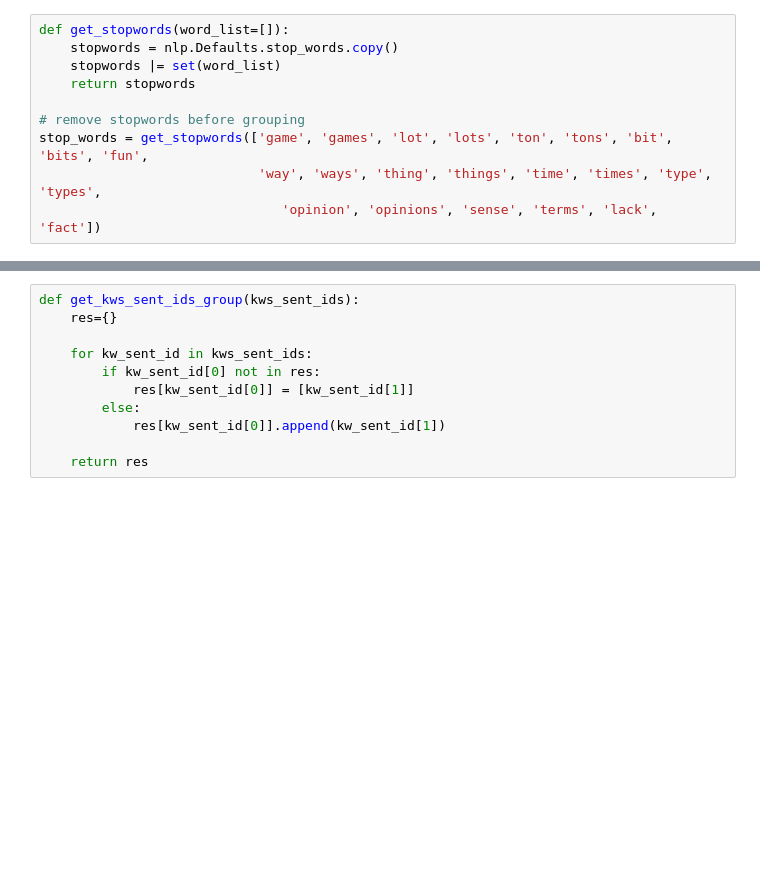
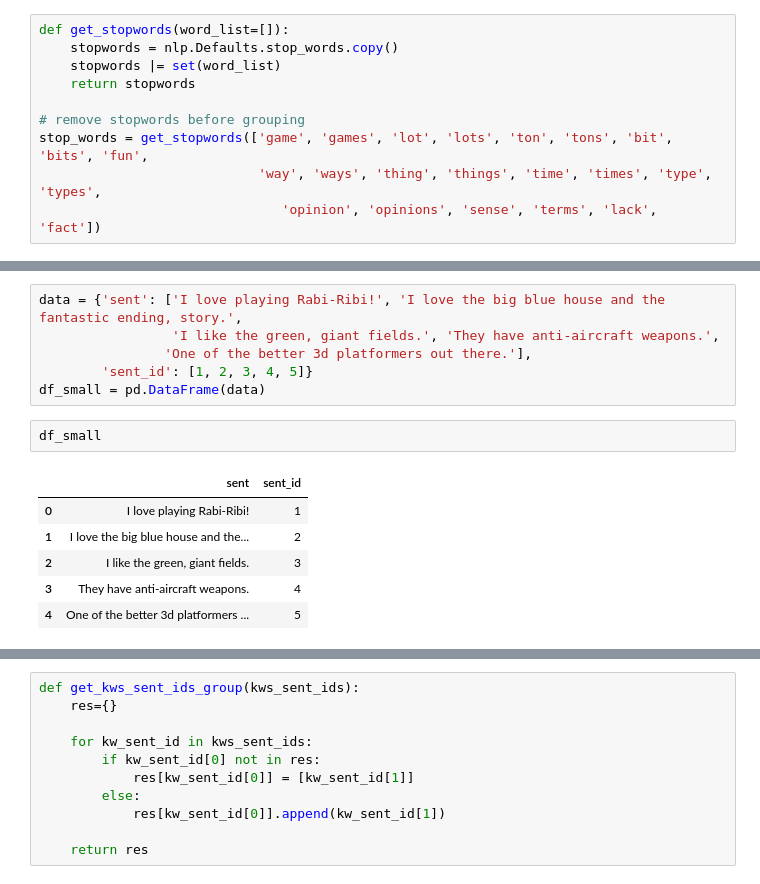
Before and after one commit to khanhhuy288/steam-insider, a Jupyter notebook: Pipeline for Gathering and Saving Data to SQLite (New database model).ipynb, the cells around one changed output, grey strips where cells are left out. Drawn from its saved outputs; the diff is of its cells as text; blank space fills up the shorter version.

```diff
--- a/Pipeline for Gathering and Saving Data to SQLite (New database model).ipynb
+++ b/Pipeline for Gathering and Saving Data to SQLite (New database model).ipynb
@@ -605,3 +468,18 @@ def clean_token(kw_token):
+# %%
+data = {'sent': ['I love playing Rabi-Ribi!', 'I love the big blue house and the fantastic ending, story.',
+                 'I like the green, giant fields.', 'They have anti-aircraft weapons.',
+                'One of the better 3d platformers out there.'],
+        'sent_id': [1, 2, 3, 4, 5]}
+df_small = pd.DataFrame(data)
+# %%
+df_small
+# %% [output]
+|  | sent | sent_id |
+| 0 | I love playing Rabi-Ribi! | 1 |
+| 1 | I love the big blue house and the... | 2 |
+| 2 | I like the green, giant fields. | 3 |
+| 3 | They have anti-aircraft weapons. | 4 |
+| 4 | One of the better 3d platformers ... | 5 |
 # %%
 nlp = spacy.load("en_core_web_trf")
 nlp.add_pipe("sentencizer")
```
Also changed, not shown: parts of 24 cells of this notebook, 7 other files.
